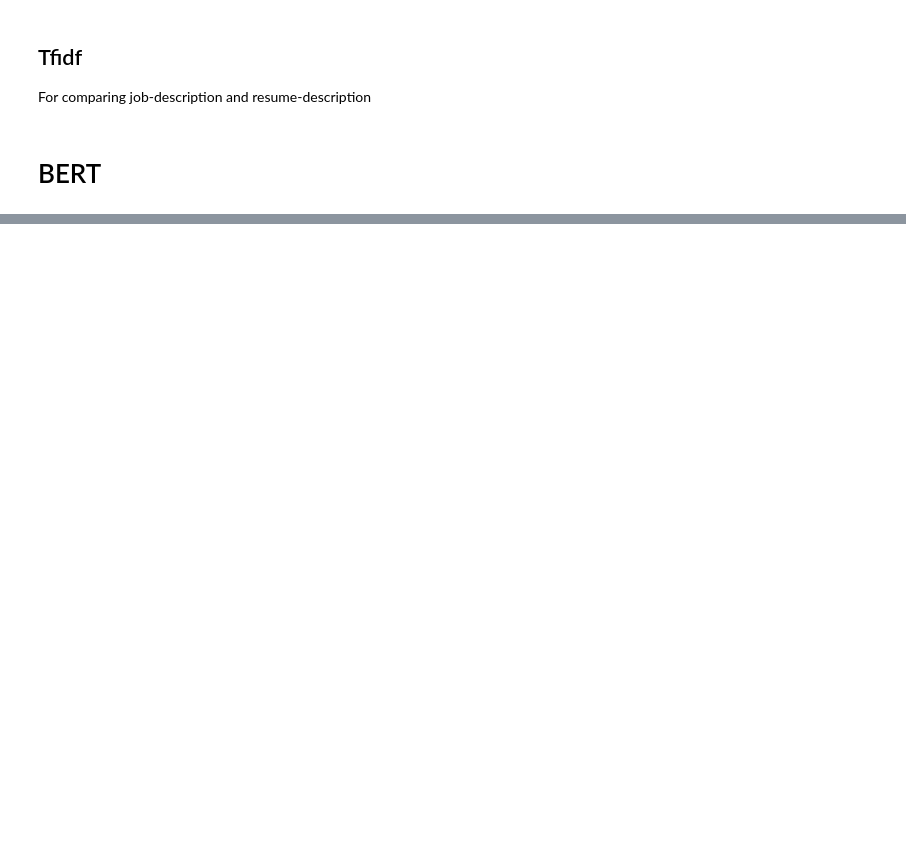
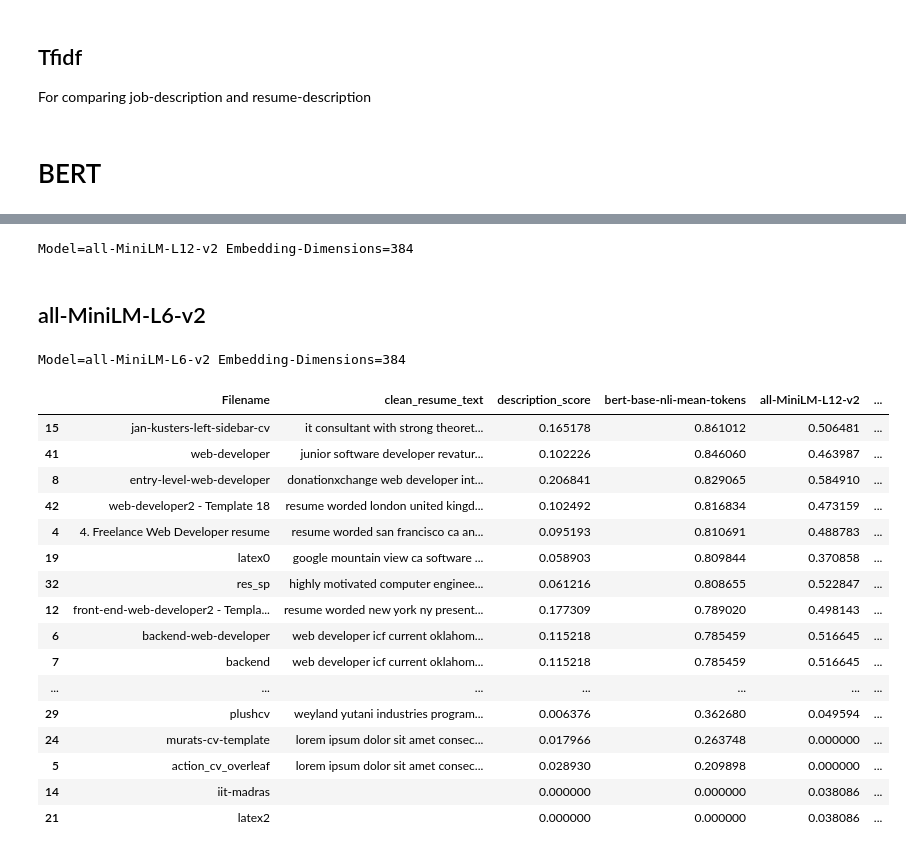
Before and after one commit to The-SP/Applicant-Ranking-System, a Jupyter notebook: Resume Parser/bert.ipynb, the cells around one changed output, grey strips where cells are left out. Cells and saved outputs as stored; diff of their text form; code cells hidden in the pictures; blank space fills up the shorter version.

Commit message:
Try different sentence transformers

```diff
--- a/Resume Parser/bert.ipynb
+++ b/Resume Parser/bert.ipynb
@@ -146,0 +140,6 @@ df_resume[['Filename', 'clean_resume_text', 'description_score', 'bert_score']].
+# %%
+get_sentence_transformer_model_score(target_job, MODEL_NAME, model)
+# %% [output]
+Model=all-MiniLM-L12-v2 Embedding-Dimensions=384
+# %% [markdown]
+## all-MiniLM-L6-v2
@@ -146,0 +150,24 @@ df_resume[['Filename', 'clean_resume_text', 'description_score', 'bert_score']].
+# %%
+get_sentence_transformer_model_score(target_job, MODEL_NAME, model)
+# %% [output]
+Model=all-MiniLM-L6-v2 Embedding-Dimensions=384
+# %%
+df_resume[['Filename', 'clean_resume_text', 'description_score', 'bert-base-nli-mean-tokens', 'all-MiniLM-L12-v2', 'all-MiniLM-L6-v2']].sort_values(by='bert-base-nli-mean-tokens', ascending=False)
+# %% [output]
+|  | Filename | clean_resume_text | description_score | bert-base-nli-mean-tokens | all-MiniLM-L12-v2 | ... |
+| 15 | jan-kusters-left-sidebar-cv | it consultant with strong theoret... | 0.165178 | 0.861012 | 0.506481 | ... |
+| 41 | web-developer | junior software developer revatur... | 0.102226 | 0.846060 | 0.463987 | ... |
+| 8 | entry-level-web-developer | donationxchange web developer int... | 0.206841 | 0.829065 | 0.584910 | ... |
+| 42 | web-developer2 - Template 18 | resume worded london united kingd... | 0.102492 | 0.816834 | 0.473159 | ... |
+| 4 | 4. Freelance Web Developer resume | resume worded san francisco ca an... | 0.095193 | 0.810691 | 0.488783 | ... |
+| 19 | latex0 | google mountain view ca software ... | 0.058903 | 0.809844 | 0.370858 | ... |
+| 32 | res_sp | highly motivated computer enginee... | 0.061216 | 0.808655 | 0.522847 | ... |
+| 12 | front-end-web-developer2 - Templa... | resume worded new york ny present... | 0.177309 | 0.789020 | 0.498143 | ... |
+| 6 | backend-web-developer | web developer icf current oklahom... | 0.115218 | 0.785459 | 0.516645 | ... |
+| 7 | backend | web developer icf current oklahom... | 0.115218 | 0.785459 | 0.516645 | ... |
+| ... | ... | ... | ... | ... | ... | ... |
+| 29 | plushcv | weyland yutani industries program... | 0.006376 | 0.362680 | 0.049594 | ... |
+| 24 | murats-cv-template | lorem ipsum dolor sit amet consec... | 0.017966 | 0.263748 | 0.000000 | ... |
+| 5 | action_cv_overleaf | lorem ipsum dolor sit amet consec... | 0.028930 | 0.209898 | 0.000000 | ... |
+| 14 | iit-madras |  | 0.000000 | 0.000000 | 0.038086 | ... |
+| 21 | latex2 |  | 0.000000 | 0.000000 | 0.038086 | ... |
```
Also changed, not shown: parts of 18 cells of this notebook.
